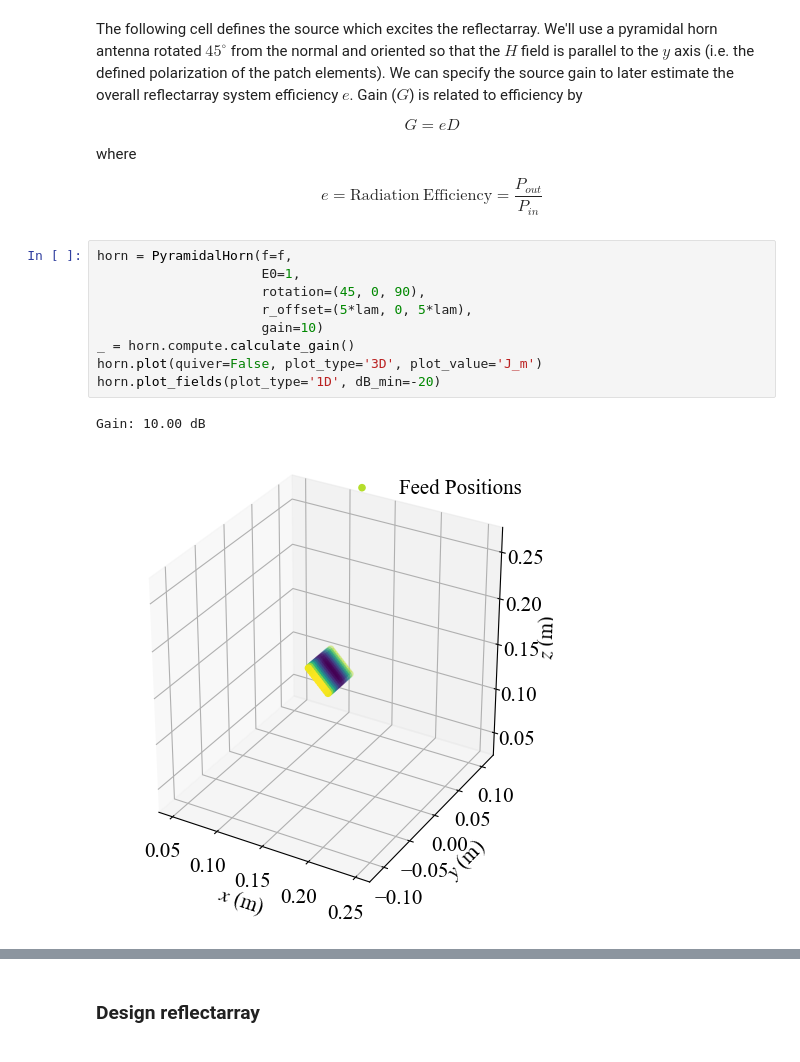
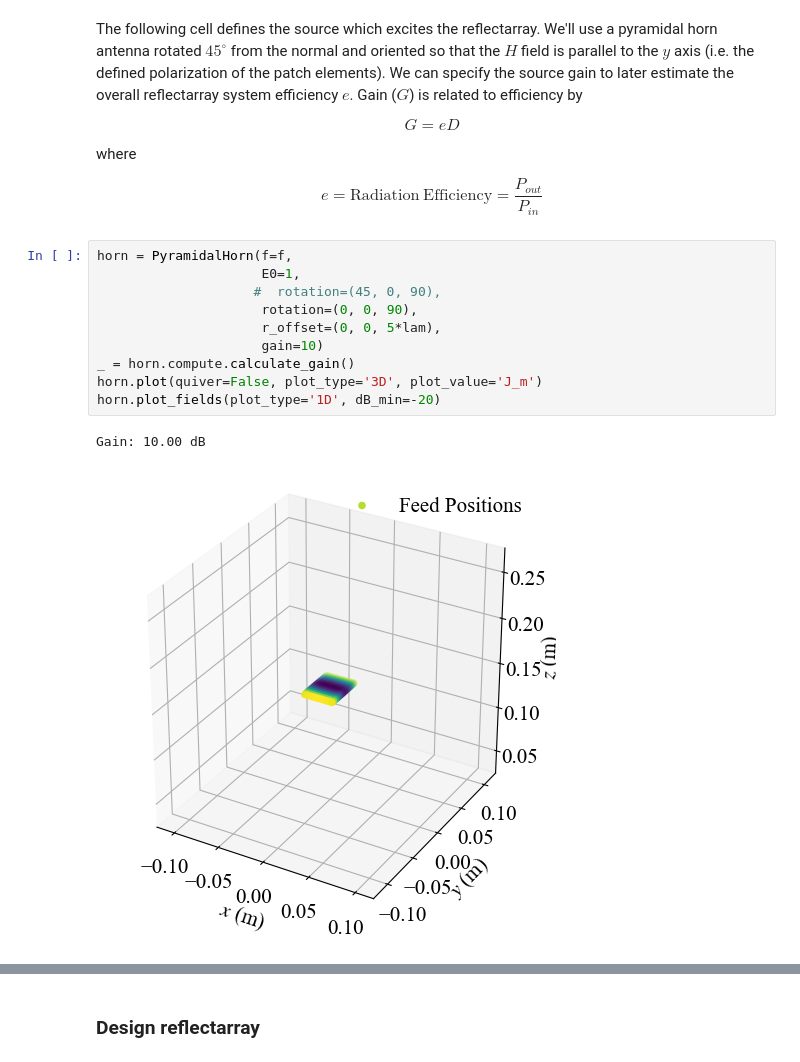
Before and after one commit to aaronvd/dipole-model-reflectarray, a Jupyter notebook: scripts/reflectarray_tutorial.ipynb, the cells around one changed output, grey strips where cells are left out. Cells and saved outputs as stored; diff of their text form.

```diff
--- a/scripts/reflectarray_tutorial.ipynb
+++ b/scripts/reflectarray_tutorial.ipynb
@@ -100,15 +100,16 @@ $$ e = \mathrm{Radiation}\: \mathrm{Efficiency} = \frac{P_{out}}{P_{in}} $$
 # %%
 horn = PyramidalHorn(f=f,
                      E0=1,
-                     rotation=(45, 0, 90),
-                     r_offset=(5*lam, 0, 5*lam),
+                    #  rotation=(45, 0, 90),
+                     rotation=(0, 0, 90),
+                     r_offset=(0, 0, 5*lam),
                      gain=10)
 _ = horn.compute.calculate_gain()
 horn.plot(quiver=False, plot_type='3D', plot_value='J_m')
 horn.plot_fields(plot_type='1D', dB_min=-20)
 # %% [output]
 Gain: 10.00 dB
-[figure, old version]
+[figure, new version]
 [figure]
 # %%
 system1 = System(array, horn)
```
Also changed, not shown: parts of 6 cells of this notebook.
